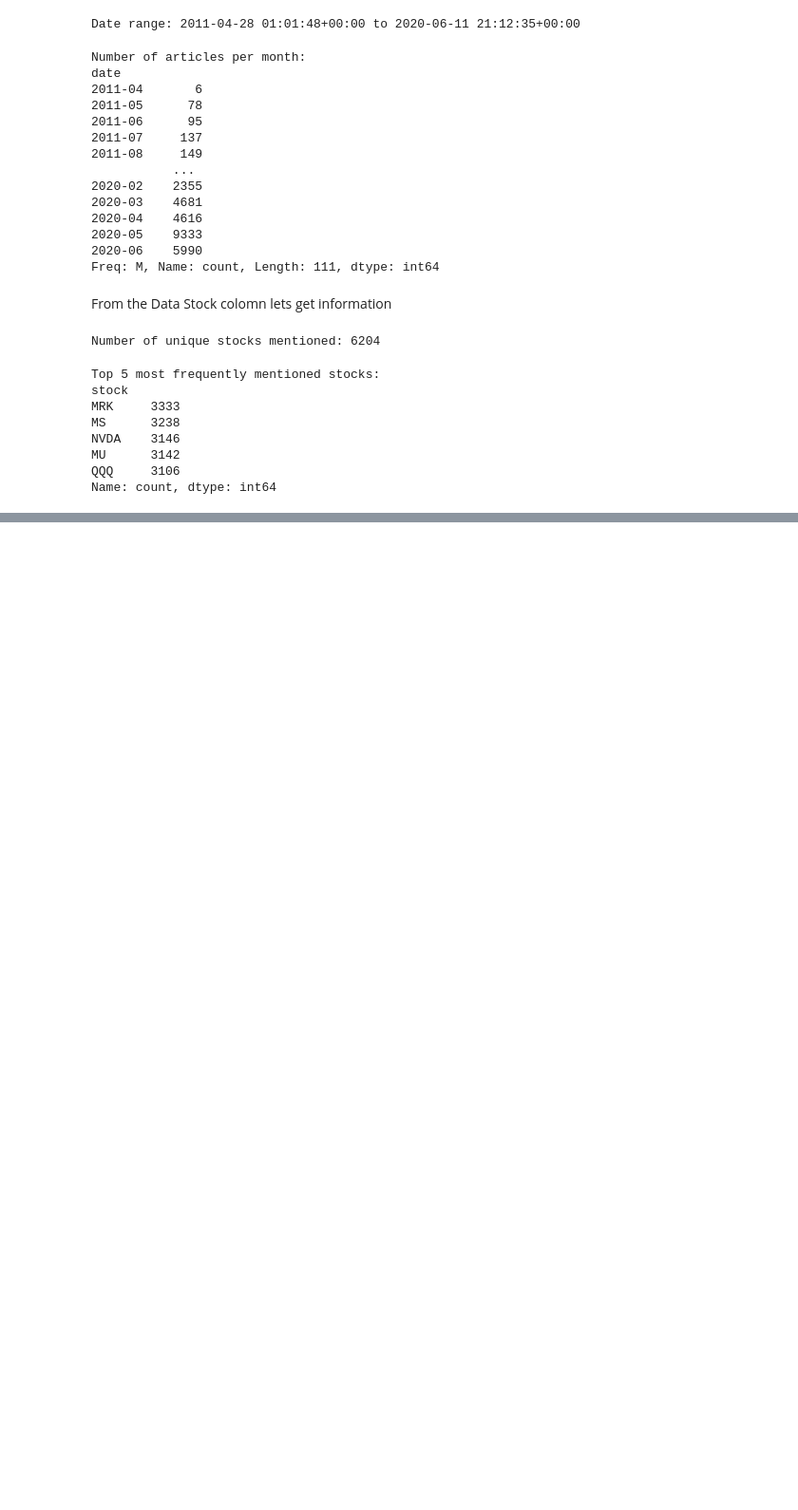
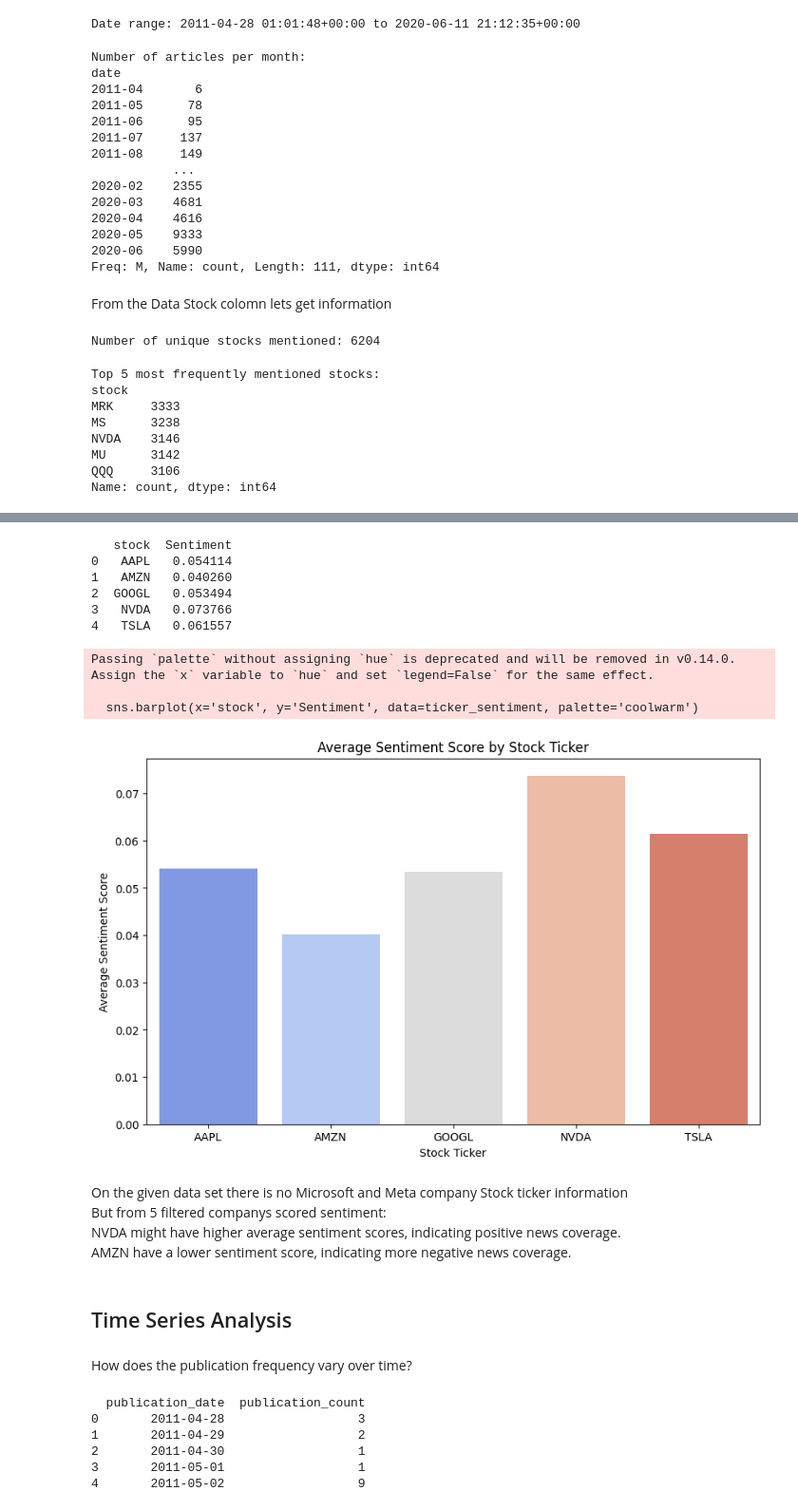
Before and after one commit to beza328/Stock-data-Analysis, a Jupyter notebook: notebooks/News analysis.ipynb, the cells around one changed output, grey strips where cells are left out. Shown at 95% size. Saved outputs shown, nothing was run; the diff lists cells and outputs as text; code cells hidden in the pictures; blank space fills up the shorter version.

Commit message:
Time series analysis

```diff
--- a/notebooks/News analysis.ipynb
+++ b/notebooks/News analysis.ipynb
@@ -164,0 +221,8 @@ from collections import Counter
+# %%
+tickers_of_interest = ['AAPL', 'MSFT', 'AMZN', 'GOOGL', 'NVDA', 'TSLA', 'META']
+
+# Filter the DataFrame for these specific stock tickers
+news_filtered = news[news['stock'].isin(tickers_of_interest)]
+
+# Display the filtered DataFrame
+print(news_filtered)
@@ -164,0 +247,9 @@ from collections import Counter
+# %%
+def get_sentiment(text):
+    return TextBlob(text).sentiment.polarity
+
+# Apply sentiment analysis to the filtered DataFrame
+news_filtered['Sentiment'] = news_filtered['headline'].apply(get_sentiment)
+
+# Display the DataFrame with sentiment scores
+print(news_filtered[['stock', 'headline', 'Sentiment']])
@@ -164,0 +276,57 @@ from collections import Counter
+# %%
+ticker_sentiment = news_filtered.groupby('stock')['Sentiment'].mean().reset_index()
+
+# Display the sentiment scores for each stock ticker
+print(ticker_sentiment)
+# %% [output]
+   stock  Sentiment
+0   AAPL   0.054114
+1   AMZN   0.040260
+2  GOOGL   0.053494
+3   NVDA   0.073766
+4   TSLA   0.061557
+# %%
+import matplotlib.pyplot as plt
+import seaborn as sns
+
+
+plt.figure(figsize=(10, 6))
+sns.barplot(x='stock', y='Sentiment', data=ticker_sentiment, palette='coolwarm')
+
+plt.title('Average Sentiment Score by Stock Ticker')
+plt.xlabel('Stock Ticker')
+plt.ylabel('Average Sentiment Score')
+plt.show()
+# %% [output]
+Passing `palette` without assigning `hue` is deprecated and will be removed in v0.14.0. Assign the `x` variable to `hue` and set `legend=False` for the same effect.
+
+  sns.barplot(x='stock', y='Sentiment', data=ticker_sentiment, palette='coolwarm')
+[figure, added]
+# %% [markdown]
+On the given data set there is no Microsoft and Meta company Stock ticker information<br>
+But from 5 filtered companys scored sentiment:<br> NVDA might have higher average sentiment scores, indicating positive news coverage.<br>AMZN have a lower sentiment score, indicating more negative news coverage.
+# %% [markdown]
+## Time Series Analysis
+# %% [markdown]
+How does the publication frequency vary over time?
+# %%
+news_publication_frequency = news.groupby(news['date'].dt.date).size()
+
+# Convert the result to a DataFrame
+news_publication_frequency = news_publication_frequency.to_frame(name='publication_count')
+
+# Reset the index to make 'date' a column again
+news_publication_frequency.reset_index(inplace=True)
+
+# Rename the 'index' column to 'date'
+news_publication_frequency.rename(columns={'date': 'publication_date'}, inplace=True)
+
+# Display the first few rows of the publication frequency data
+print(news_publication_frequency.head())
+# %% [output]
+  publication_date  publication_count
+0       2011-04-28                  3
+1       2011-04-29                  2
+2       2011-04-30                  1
+3       2011-05-01                  1
+4       2011-05-02                  9
```
Also changed, not shown: parts of 17 cells of this notebook.
